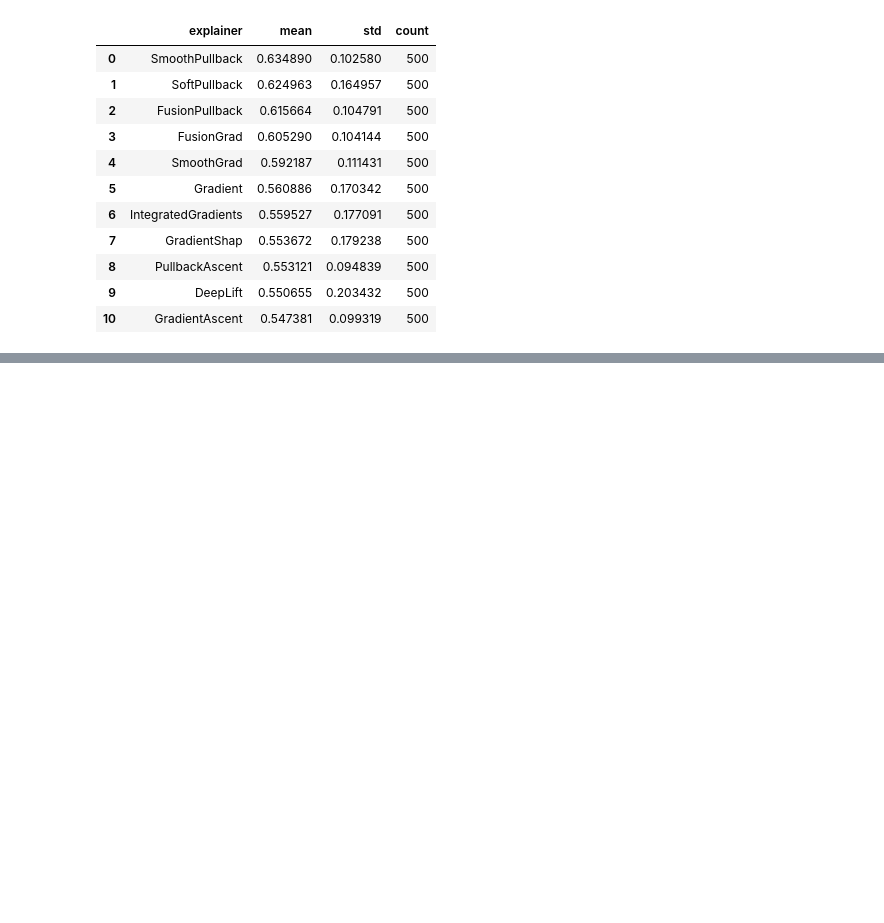
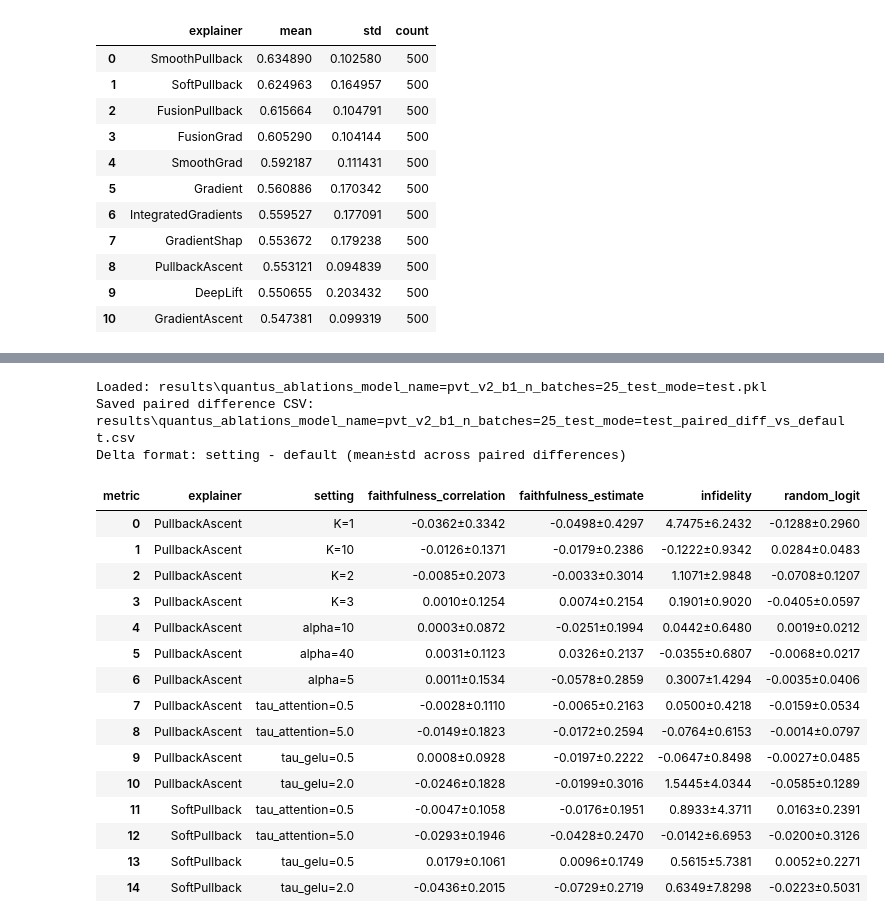
Before and after one commit to 314-Foundation/SemanticPullbacks, a Jupyter notebook: notebooks/verify_results.ipynb, the cells around one changed output, grey strips where cells are left out. Cells and saved outputs as stored; diff of their text form; code cells hidden in the pictures; blank space fills up the shorter version.

```diff
--- a/notebooks/verify_results.ipynb
+++ b/notebooks/verify_results.ipynb
@@ -420,6 +433,26 @@ Delta format: setting - default (mean±std across paired differences)
 | 17 | SoftPullback | tau_relu=0.5 | 0.0203±0.0512 | 0.0405±0.1078 | 0.1243±2.0559 | 0.0049±0.0881 |
 | 18 | SoftPullback | tau_relu=1.0 | -0.0657±0.0952 | -0.1246±0.1795 | 1.0670±5.6721 | -0.0045±0.1707 |
 # %%
-summary_pvt_ablations, csv_pvt_ablations = summarize_ablations_pickle(
+paired_df_pvt, paired_pivot_pvt, paired_csv_pvt = paired_differences_vs_default(
     "results/quantus_ablations_model_name=pvt_v2_b1_n_batches=25_test_mode=test.pkl"
 )
+# %% [output]
+Loaded: results\quantus_ablations_model_name=pvt_v2_b1_n_batches=25_test_mode=test.pkl
+Saved paired difference CSV: results\quantus_ablations_model_name=pvt_v2_b1_n_batches=25_test_mode=test_paired_diff_vs_default.csv
+Delta format: setting - default (mean±std across paired differences)
+| metric | explainer | setting | faithfulness_correlation | faithfulness_estimate | infidelity | random_logit |
+| 0 | PullbackAscent | K=1 | -0.0362±0.3342 | -0.0498±0.4297 | 4.7475±6.2432 | -0.1288±0.2960 |
+| 1 | PullbackAscent | K=10 | -0.0126±0.1371 | -0.0179±0.2386 | -0.1222±0.9342 | 0.0284±0.0483 |
+| 2 | PullbackAscent | K=2 | -0.0085±0.2073 | -0.0033±0.3014 | 1.1071±2.9848 | -0.0708±0.1207 |
+| 3 | PullbackAscent | K=3 | 0.0010±0.1254 | 0.0074±0.2154 | 0.1901±0.9020 | -0.0405±0.0597 |
+| 4 | PullbackAscent | alpha=10 | 0.0003±0.0872 | -0.0251±0.1994 | 0.0442±0.6480 | 0.0019±0.0212 |
+| 5 | PullbackAscent | alpha=40 | 0.0031±0.1123 | 0.0326±0.2137 | -0.0355±0.6807 | -0.0068±0.0217 |
+| 6 | PullbackAscent | alpha=5 | 0.0011±0.1534 | -0.0578±0.2859 | 0.3007±1.4294 | -0.0035±0.0406 |
+| 7 | PullbackAscent | tau_attention=0.5 | -0.0028±0.1110 | -0.0065±0.2163 | 0.0500±0.4218 | -0.0159±0.0534 |
+| 8 | PullbackAscent | tau_attention=5.0 | -0.0149±0.1823 | -0.0172±0.2594 | -0.0764±0.6153 | -0.0014±0.0797 |
+| 9 | PullbackAscent | tau_gelu=0.5 | 0.0008±0.0928 | -0.0197±0.2222 | -0.0647±0.8498 | -0.0027±0.0485 |
+| 10 | PullbackAscent | tau_gelu=2.0 | -0.0246±0.1828 | -0.0199±0.3016 | 1.5445±4.0344 | -0.0585±0.1289 |
+| 11 | SoftPullback | tau_attention=0.5 | -0.0047±0.1058 | -0.0176±0.1951 | 0.8933±4.3711 | 0.0163±0.2391 |
+| 12 | SoftPullback | tau_attention=5.0 | -0.0293±0.1946 | -0.0428±0.2470 | -0.0142±6.6953 | -0.0200±0.3126 |
+| 13 | SoftPullback | tau_gelu=0.5 | 0.0179±0.1061 | 0.0096±0.1749 | 0.5615±5.7381 | 0.0052±0.2271 |
+| 14 | SoftPullback | tau_gelu=2.0 | -0.0436±0.2015 | -0.0729±0.2719 | 0.6349±7.8298 | -0.0223±0.5031 |
```
Also changed, not shown: parts of 3 cells of this notebook.
